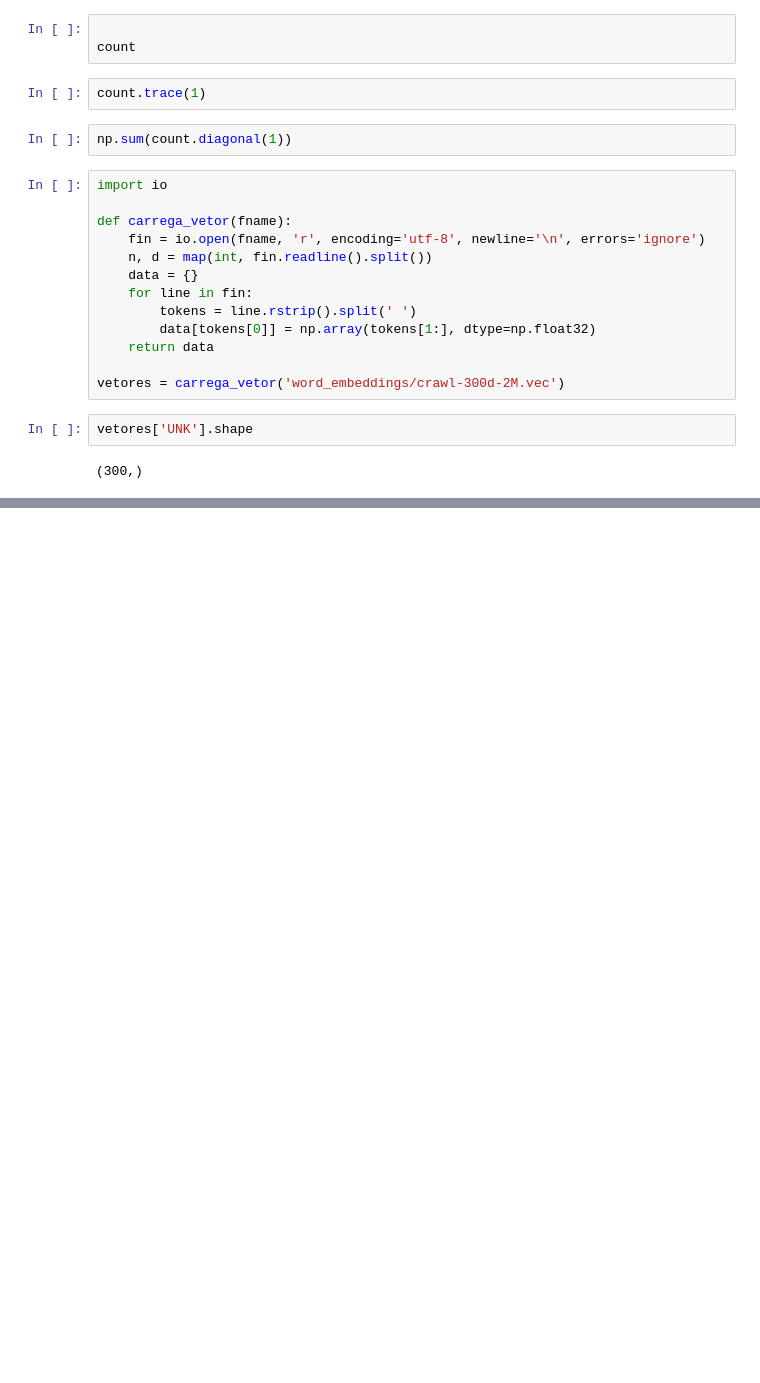
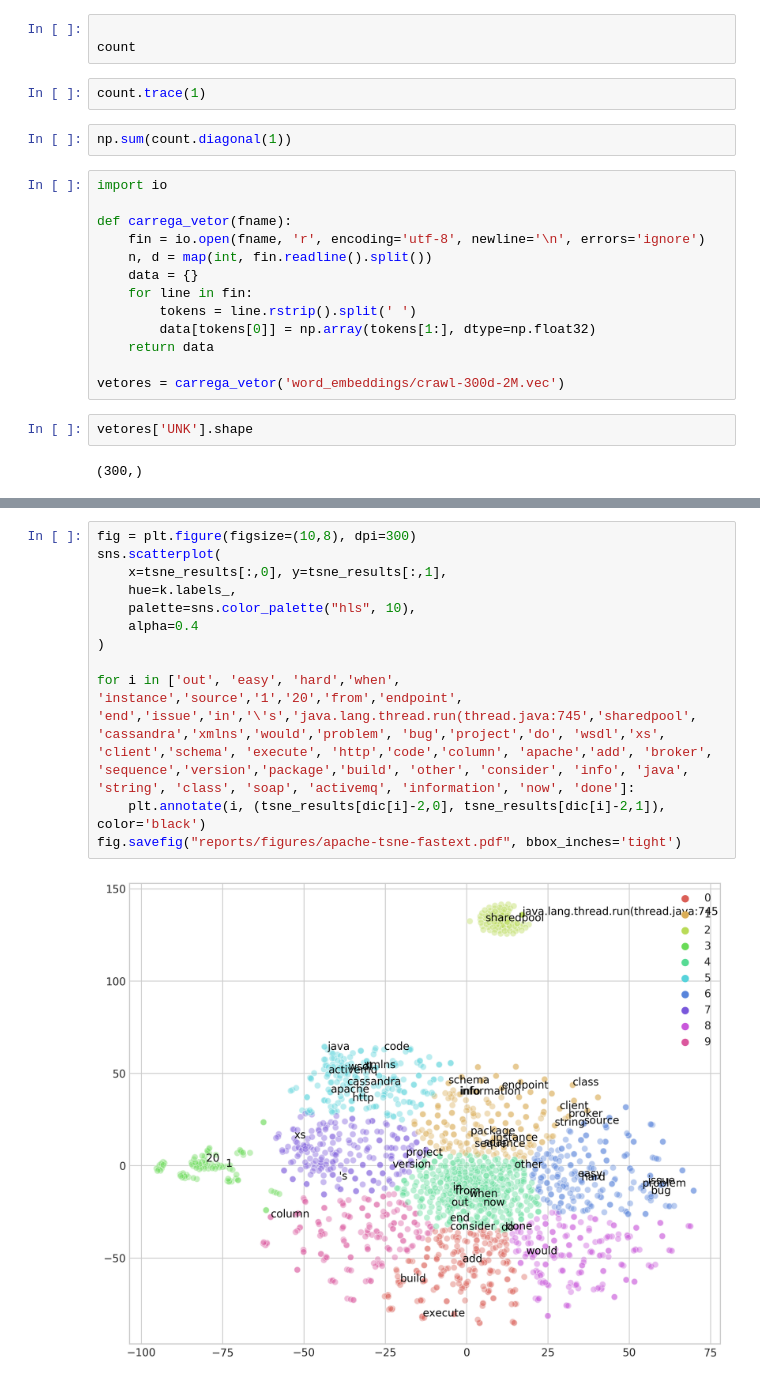
Before and after one commit to Gabrui/estimar-pontos-estoria, a Jupyter notebook: Commands.ipynb, the cells around one changed output, grey strips where cells are left out. Drawn from its saved outputs; the diff is of its cells as text; blank space fills up the shorter version.

```diff
--- a/Commands.ipynb
+++ b/Commands.ipynb
@@ -639,0 +711,14 @@ vetores['UNK'].shape
+# %%
+fig = plt.figure(figsize=(10,8), dpi=300)
+sns.scatterplot(
+    x=tsne_results[:,0], y=tsne_results[:,1],
+    hue=k.labels_,
+    palette=sns.color_palette("hls", 10),
+    alpha=0.4
+)
+
+for i in ['out', 'easy', 'hard','when', 'instance','source','1','20','from','endpoint', 'end','issue','in','\'s','java.lang.thread.run(thread.java:745','sharedpool', 'cassandra','xmlns','would','problem', 'bug','project','do', 'wsdl','xs', 'client','schema', 'execute', 'http','code','column', 'apache','add', 'broker', 'sequence','version','package','build', 'other', 'consider', 'info', 'java', 'string', 'class', 'soap', 'activemq', 'information', 'now', 'done']:
+    plt.annotate(i, (tsne_results[dic[i]-2,0], tsne_results[dic[i]-2,1]), color='black')
+fig.savefig("reports/figures/apache-tsne-fastext.pdf", bbox_inches='tight')
+# %% [output]
+[figure, added]
```
Also changed, not shown: parts of 8 cells of this notebook, 7 other files.
